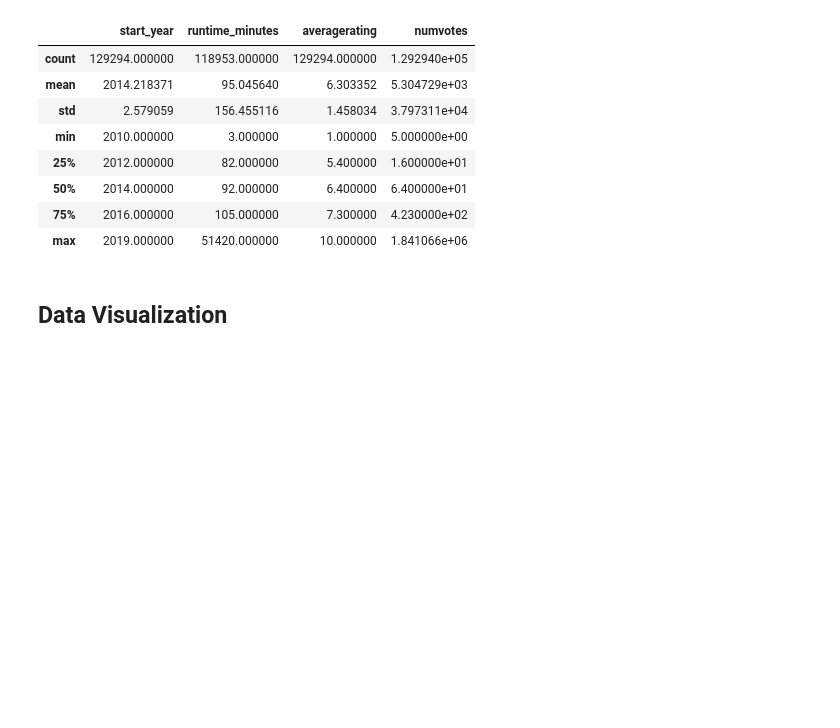
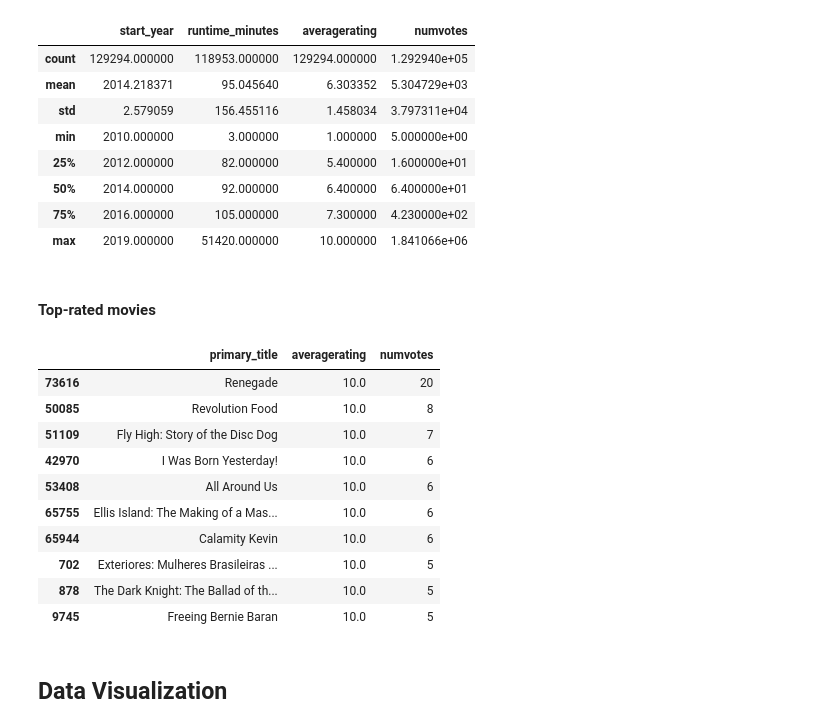
Before and after one commit to Owiti-Charles/Movie_Analysis, a Jupyter notebook: student.ipynb, the cells around one changed output. Cells and saved outputs as stored; diff of their text form; code cells hidden in the pictures; blank space fills up the shorter version.

```diff
--- a/student.ipynb
+++ b/student.ipynb
@@ -232,6 +232,25 @@ genre_df.describe()
 | 50% | 2014.000000 | 92.000000 | 6.400000 | 6.400000e+01 |
 | 75% | 2016.000000 | 105.000000 | 7.300000 | 4.230000e+02 |
 | max | 2019.000000 | 51420.000000 | 10.000000 | 1.841066e+06 |
+# %% [markdown]
+#### Top-rated movies
+# %%
+
+# Top-rated movies
+top_movies = movies_df.sort_values(by=["averagerating", "numvotes"], ascending=[False, False]).head(10)
+top_movies[["primary_title", "averagerating", "numvotes"]]
+# %% [output]
+|  | primary_title | averagerating | numvotes |
+| 73616 | Renegade | 10.0 | 20 |
+| 50085 | Revolution Food | 10.0 | 8 |
+| 51109 | Fly High: Story of the Disc Dog | 10.0 | 7 |
+| 42970 | I Was Born Yesterday! | 10.0 | 6 |
+| 53408 | All Around Us | 10.0 | 6 |
+| 65755 | Ellis Island: The Making of a Mas... | 10.0 | 6 |
+| 65944 | Calamity Kevin | 10.0 | 6 |
+| 702 | Exteriores: Mulheres Brasileiras ... | 10.0 | 5 |
+| 878 | The Dark Knight: The Ballad of th... | 10.0 | 5 |
+| 9745 | Freeing Bernie Baran | 10.0 | 5 |
 # %% [markdown]
 ## Data Visualization
 # %% [markdown]
```
Also changed, not shown: parts of 13 cells of this notebook, 1 other file.
